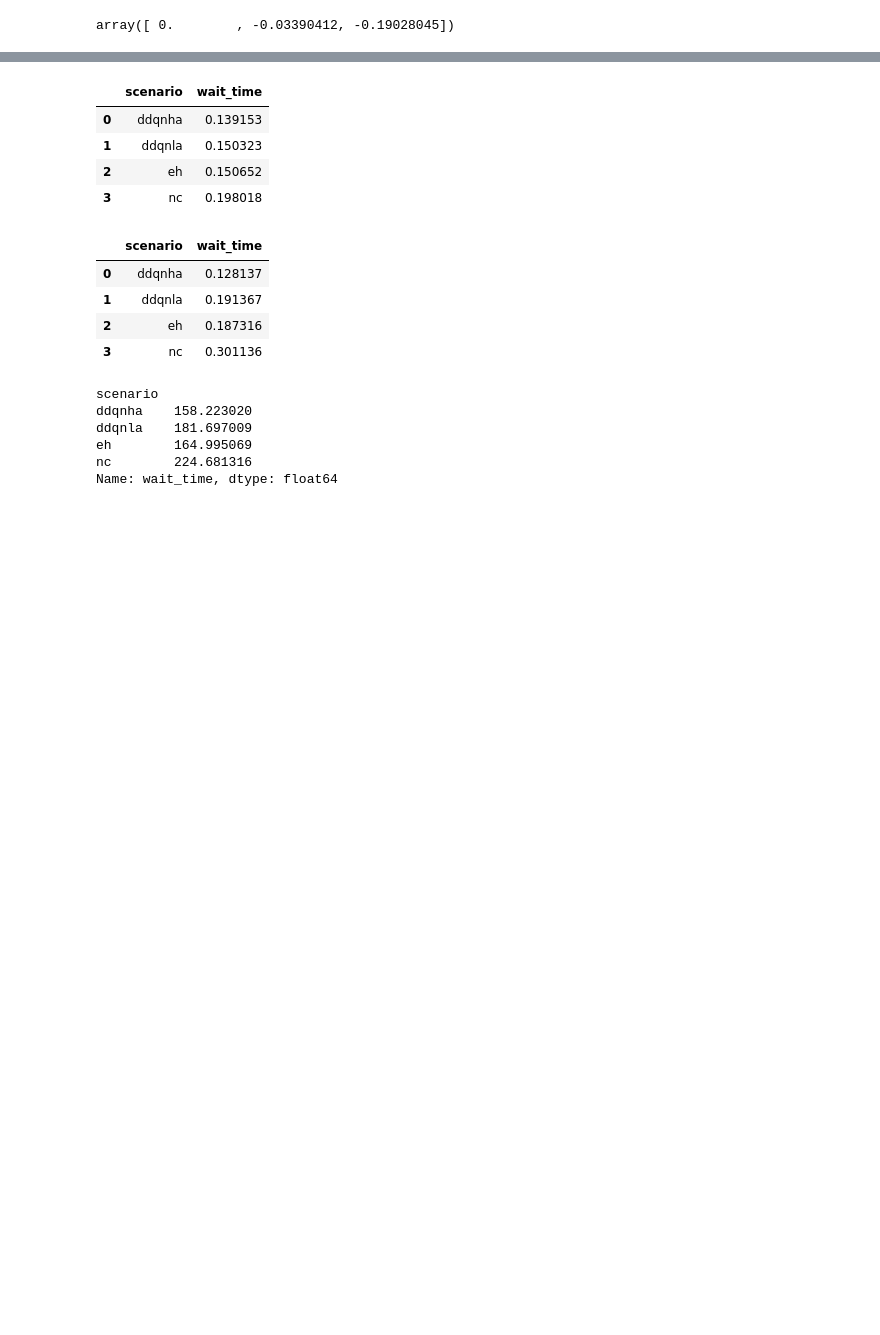
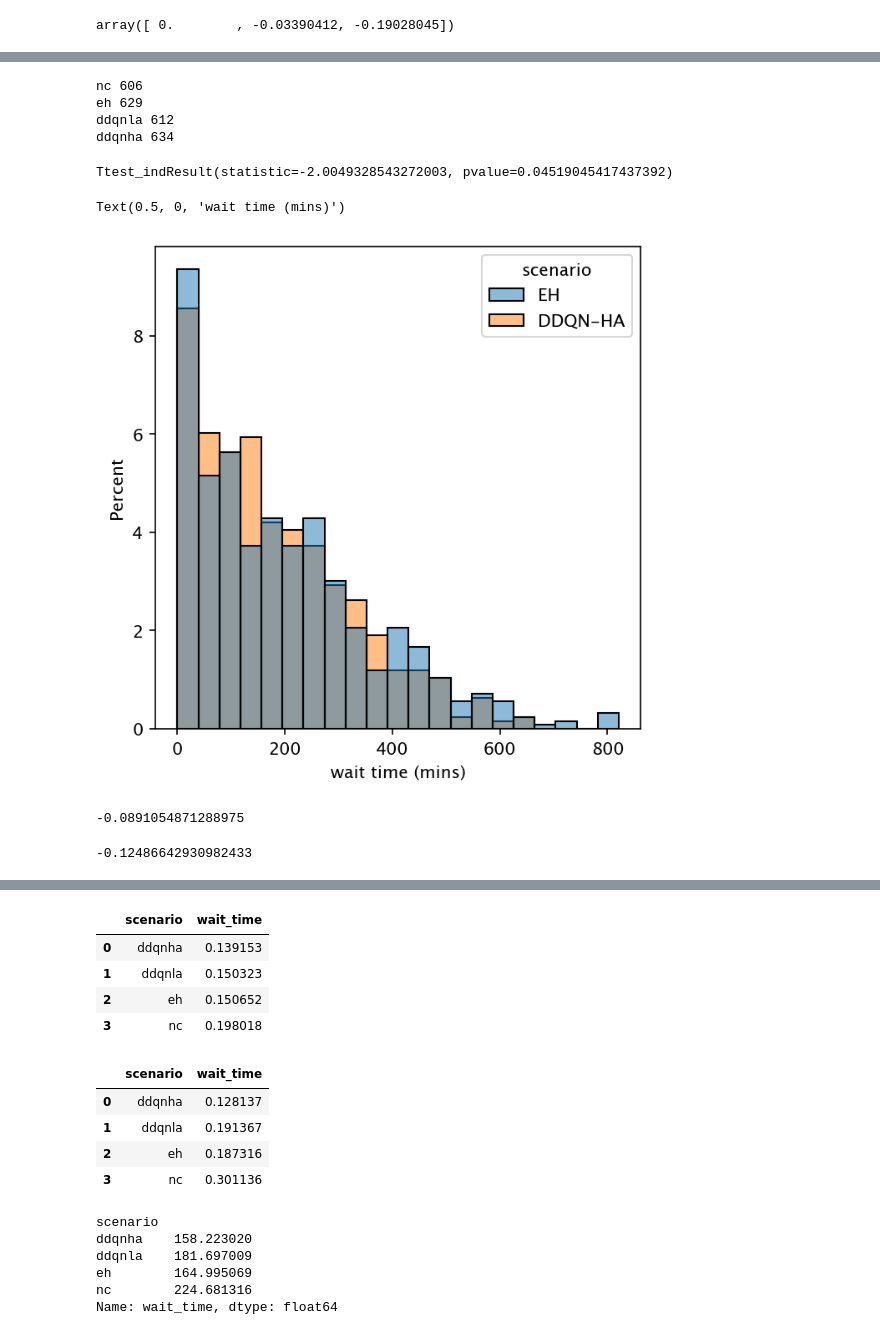
Before and after one commit to joerovar/rt_20_ebound, a Jupyter notebook: scratch.ipynb, the cells around one changed output, grey strips where cells are left out. Saved outputs shown, nothing was run; the diff lists cells and outputs as text; code cells hidden in the pictures; blank space fills up the shorter version.

```diff
--- a/scratch.ipynb
+++ b/scratch.ipynb
@@ -5,6 +5,8 @@ import numpy as np
 import seaborn as sns
 import pandas as pd
 import matplotlib.pyplot as plt
+from scipy.stats import ttest_ind
+plt.rcParams['figure.dpi'] = 150
 # %%
 wt = load(path_dir_s1 + 'wt_numer.pkl')
 rbt = load(path_dir_s1 + 'rbt_numer.pkl')
@@ -49,0 +66,24 @@ wt_by_scen = pd.DataFrame(all_pax, columns=['orig_idx', 'wait_time', 'scenario']
+# %%
+spec_stop = wt_by_scen[wt_by_scen['orig_idx']==53].copy()
+for sc in spec_stop['scenario'].unique():
+    spec_scen = spec_stop[spec_stop['scenario']==sc]
+    print(sc, spec_scen.shape[0])
+# %% [output]
+nc 606
+eh 629
+ddqnla 612
+ddqnha 634
+# %%
+ttest_ind(spec_stop.loc[spec_stop['scenario']=='ddqnha', 'wait_time'], spec_stop.loc[spec_stop['scenario']=='eh', 'wait_time'], equal_var=False)
+# %% [output]
+Ttest_indResult(statistic=-2.0049328543272003, pvalue=0.04519045417437392)
+# %%
+spec_stop.loc[spec_stop['scenario']=='eh', 'scenario'] = 'EH'
+spec_stop.loc[spec_stop['scenario']=='ddqnha', 'scenario'] = 'DDQN-HA'
+# %%
+fig, ax = plt.subplots(figsize=(5,5))
+sns.histplot(data=spec_stop[(spec_stop['scenario'].isin(['EH', 'DDQN-HA'])) & (spec_stop['wait_time']<1000)], x='wait_time', hue='scenario', stat='percent', ax=ax)
+ax.set_xlabel('wait time (mins)')
+# %% [output]
+Text(0.5, 0, 'wait time (mins)')
+[figure, added]
@@ -49,0 +100,8 @@ wt_by_scen = pd.DataFrame(all_pax, columns=['orig_idx', 'wait_time', 'scenario']
+# %%
+change_mean/ehmean
+# %% [output]
+-0.0891054871288975
+# %%
+change_95/eh95
+# %% [output]
+-0.12486642930982433
```
Also changed, not shown: parts of 10 cells of this notebook.
